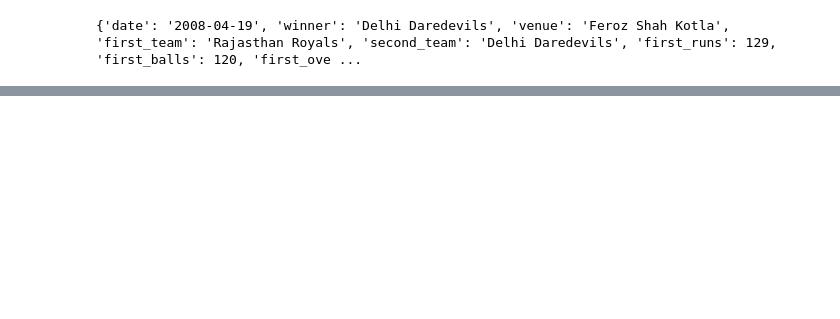
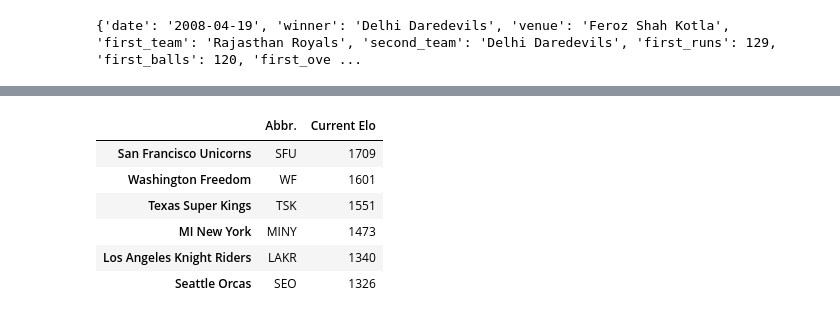
Before and after one commit to Hackquantumcpp/cricket-elo, a Jupyter notebook: mlc-updates-predictions.ipynb, the cells around one changed output, grey strips where cells are left out. Saved outputs shown, nothing was run; the diff lists cells and outputs as text; code cells hidden in the pictures; blank space fills up the shorter version.

```diff
--- a/mlc-updates-predictions.ipynb
+++ b/mlc-updates-predictions.ipynb
@@ -678,0 +689,15 @@ upcoming
+# %%
+curr_elos = pd.DataFrame([team_elos, abbrs], index=[0, 1]).T
+curr_elos = curr_elos.rename({0: 'Current Elo', 1:'Abbr.'}, axis=1)
+curr_elos = curr_elos[['Abbr.', 'Current Elo']]
+curr_elos.to_csv('curr_elos.csv')
+curr_elos['Current Elo'] = curr_elos['Current Elo'].map(lambda x: int(np.round(x, 0)))
+curr_elos
+# %% [output]
+|  | Abbr. | Current Elo |
+| San Francisco Unicorns | SFU | 1709 |
+| Washington Freedom | WF | 1601 |
+| Texas Super Kings | TSK | 1551 |
+| MI New York | MINY | 1473 |
+| Los Angeles Knight Riders | LAKR | 1340 |
+| Seattle Orcas | SEO | 1326 |
```
Also changed, not shown: parts of 26 cells of this notebook, 4 other files.
